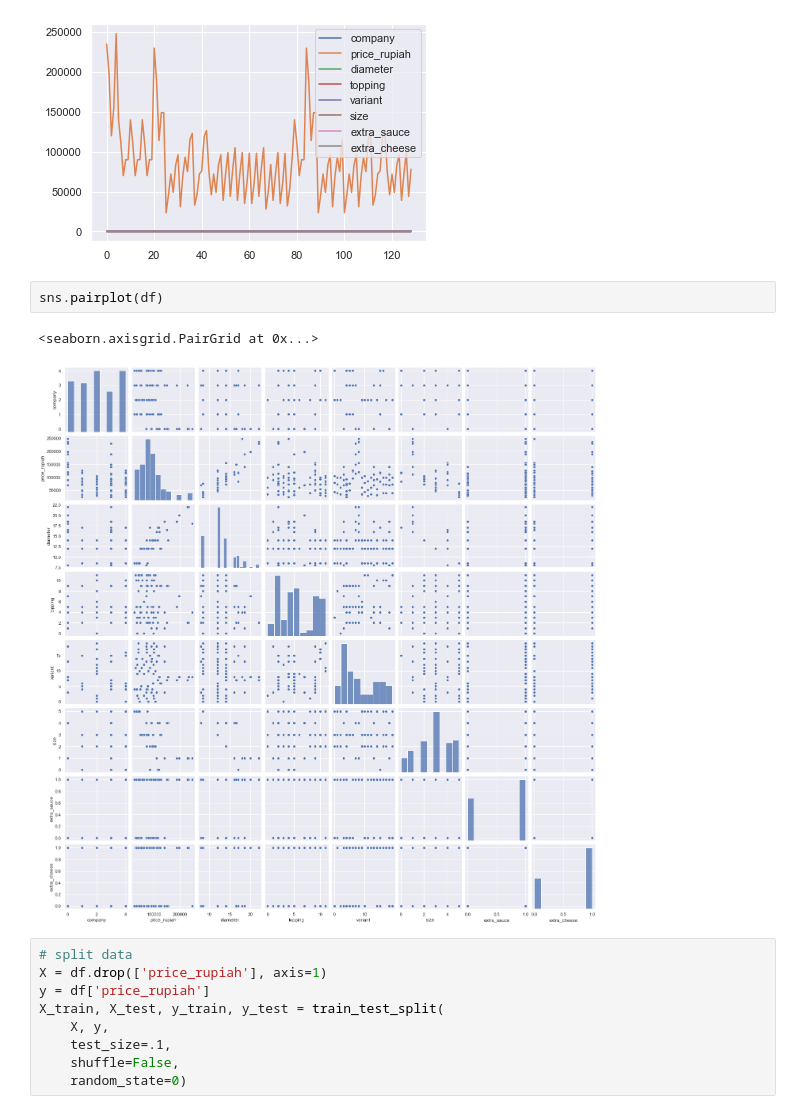
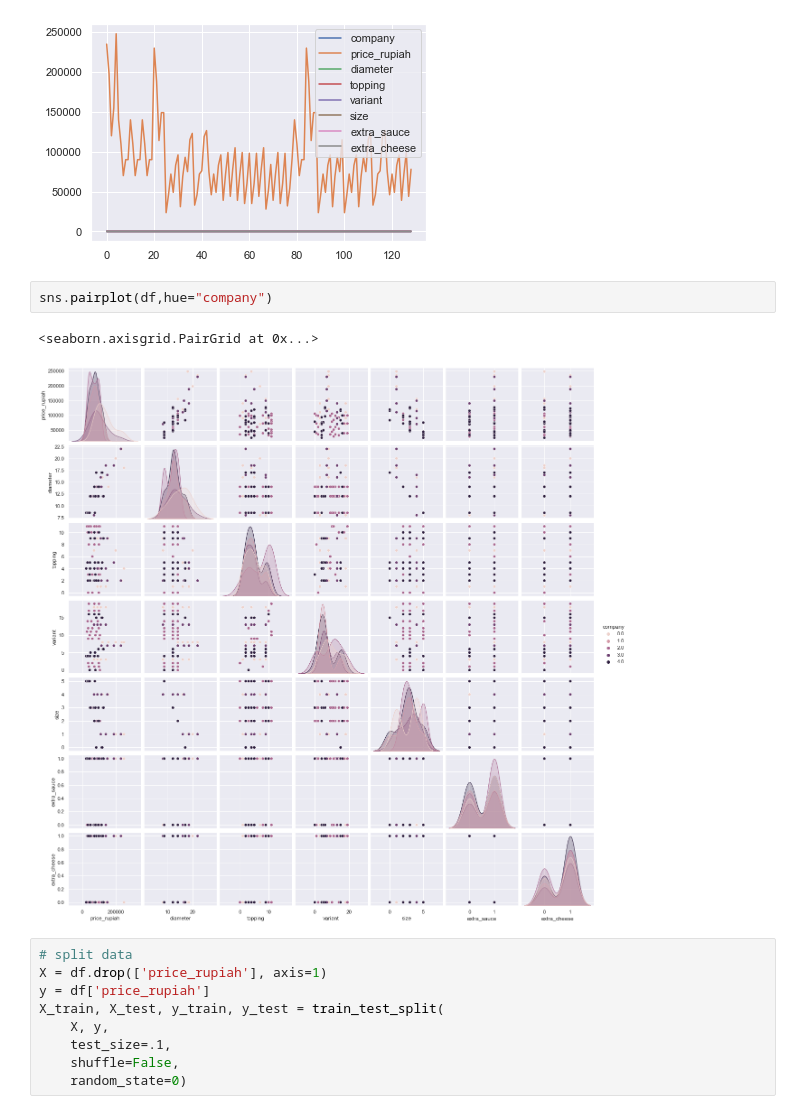
Before and after one commit to CrimsonDevil333333/Pizza-Price-prediction, a Jupyter notebook: Model.ipynb, the cells around one changed output. Saved outputs shown, nothing was run; the diff lists cells and outputs as text.

Commit message:
Add files via upload
Fixed categorical visualization's .

```diff
--- a/Model.ipynb
+++ b/Model.ipynb
@@ -181,10 +195,10 @@ df.plot()
 <AxesSubplot:>
 [figure]
 # %%
-sns.pairplot(df)
+sns.pairplot(df,hue="company")
 # %% [output]
 <seaborn.axisgrid.PairGrid at 0x...>
-[figure, old version]
+[figure, new version]
 # %%
 # split data
 X = df.drop(['price_rupiah'], axis=1)
```
Also changed, not shown: parts of 2 cells of this notebook.
